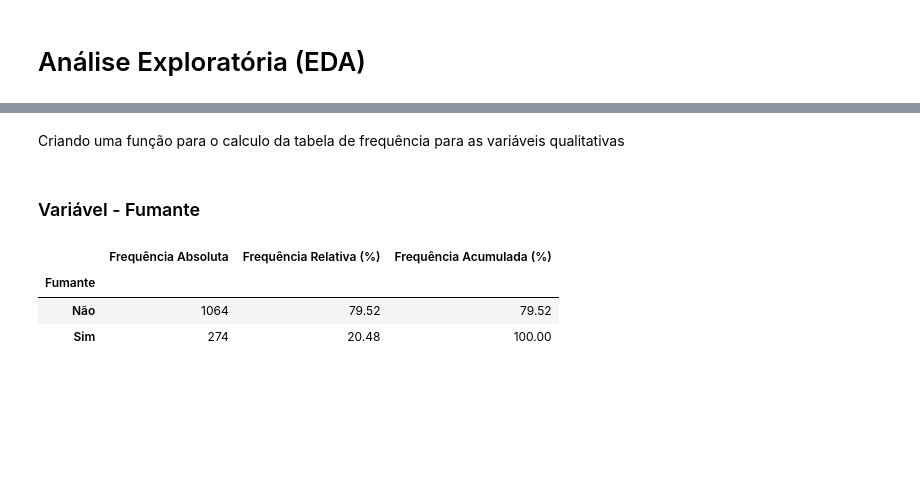
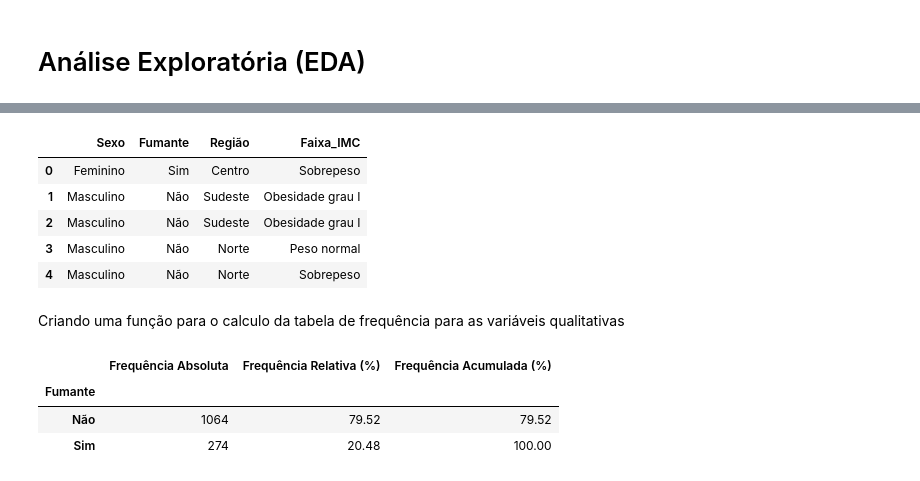
Before and after one commit to pauloivicentin/projeto_healthy_analytics, a Jupyter notebook: notebooks/analises_do_projeto.ipynb, the cells around one changed output, grey strips where cells are left out. Saved outputs shown, nothing was run; the diff lists cells and outputs as text; code cells hidden in the pictures; blank space fills up the shorter version.

```diff
--- a/notebooks/analises_do_projeto.ipynb
+++ b/notebooks/analises_do_projeto.ipynb
@@ -352,3 +332,13 @@ plt.show()
+# %%
+variaveis_qualitativas = df.select_dtypes(include=['object', 'category']) # Selecionando variáveis qualitativas
+variaveis_qualitativas.head() # Verificando as primeiras linhas das variáveis qualitativas
+# %% [output]
+|  | Sexo | Fumante | Região | Faixa_IMC |
+| 0 | Feminino | Sim | Centro | Sobrepeso |
+| 1 | Masculino | Não | Sudeste | Obesidade grau I |
+| 2 | Masculino | Não | Sudeste | Obesidade grau I |
+| 3 | Masculino | Não | Norte | Peso normal |
+| 4 | Masculino | Não | Norte | Sobrepeso |
 # %% [markdown]
 Criando uma função para o calculo da tabela de frequência para as variáveis qualitativas
 # %%
@@ -389,8 +379,6 @@ def tabela_frequencia(df,coluna, ordem = None):
     tabela_frequencias.index.name = coluna
 
     return tabela_frequencias
-# %% [markdown]
-### Variável - Fumante
 # %%
 tabela_frequencia(df, 'Fumante')
 # %% [output]
```
Also changed, not shown: parts of 41 cells of this notebook, 2 other files.
